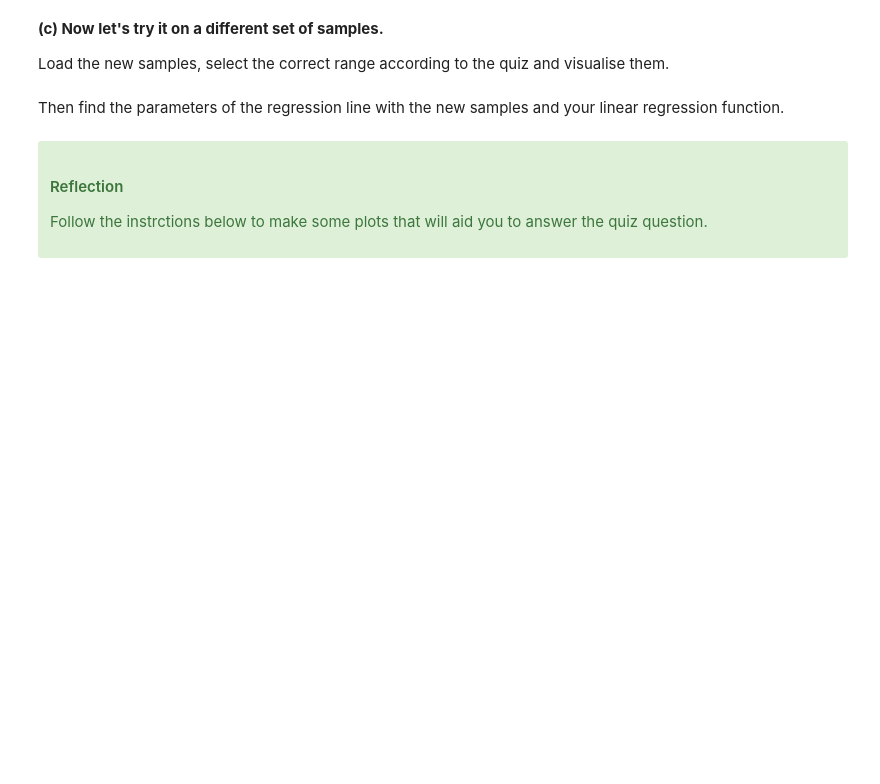
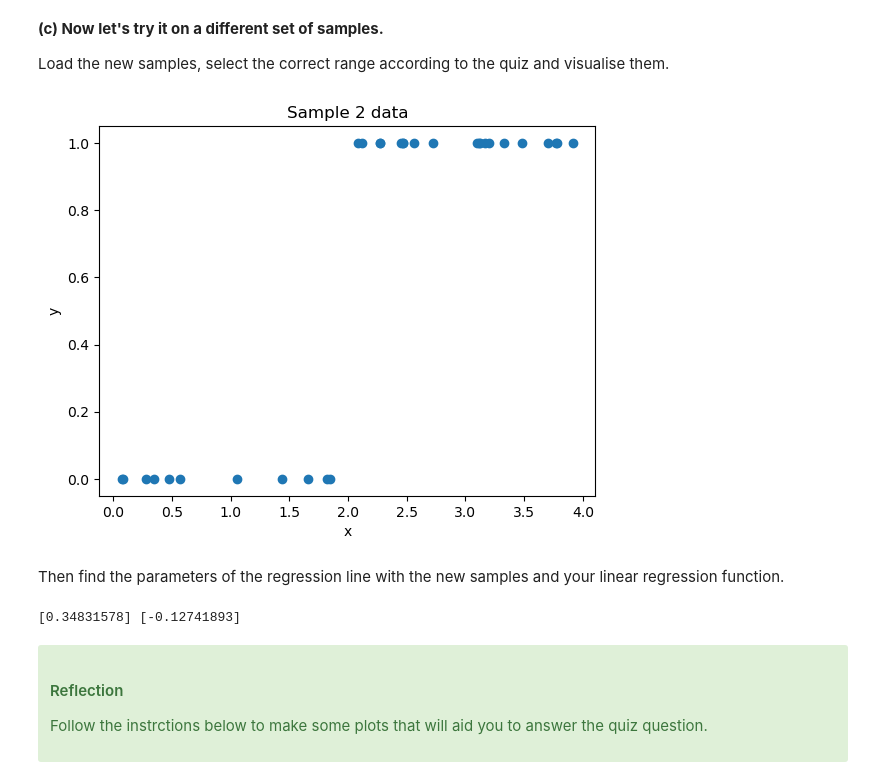
Before and after one commit to sqooid/ece4179-neural-networks, a Jupyter notebook: labs/lab-2/lab2_students.ipynb, the cells around one changed output. Drawn from its saved outputs; the diff is of its cells as text; code cells hidden in the pictures; blank space fills up the shorter version.

```diff
--- a/labs/lab-2/lab2_students.ipynb
+++ b/labs/lab-2/lab2_students.ipynb
@@ -189,31 +194,35 @@ Load the new samples, select the correct range according to the quiz and visuali
 # %%
 # Load numpy dataset from lab2_task1_sample2.npz
 # Hit: use np.load()
 loaded_sample2 = np.load("lab2_task1_sample2.npz")
 
 # Create train and test datasets
 # Data was saved in a dictionary-liked form, where the keys are ('arr_0','arr_1')
 # Load the values into correct variables according to the following mapping.
 # (X2 <-- arr_0, Y2 <-- arr_1)
-X2 = ????
-Y2 = ????
+X2 = loaded_sample2["arr_0"]
+Y2 = loaded_sample2["arr_1"]
 
 # select correct range for X1 and Y1 and reshape the new array to be proper for linear regression() function
-X2 = ????
-Y2 = ????
+X2 = X2[10:41].reshape(-1, 1)
+Y2 = Y2[10:41].reshape(-1, 1)
 
 # Show samples as a scatter plot
-plt.scatter(????)
-plt.title(????)
-plt.xlabel(????)
-plt.ylabel(????)
+plt.scatter(X2, Y2)
+plt.title("Sample 2 data")
+plt.xlabel("x")
+plt.ylabel("y")
 plt.show()
+# %% [output]
+[figure, added]
 # %% [markdown]
 Then find the parameters of the regression line with the new samples and your linear regression function.
 # %%
 ## Find the slope and intercept of the regression line using your linear regression function
-w2, b2 = ????
+w2, b2 = linear_regression(X2, Y2)
 print(w2, b2)
+# %% [output]
+[0.34831578] [-0.12741893]
 # %% [markdown]
 <div class="alert alert-block alert-success">
 
```
Also changed, not shown: parts of 22 cells of this notebook.
